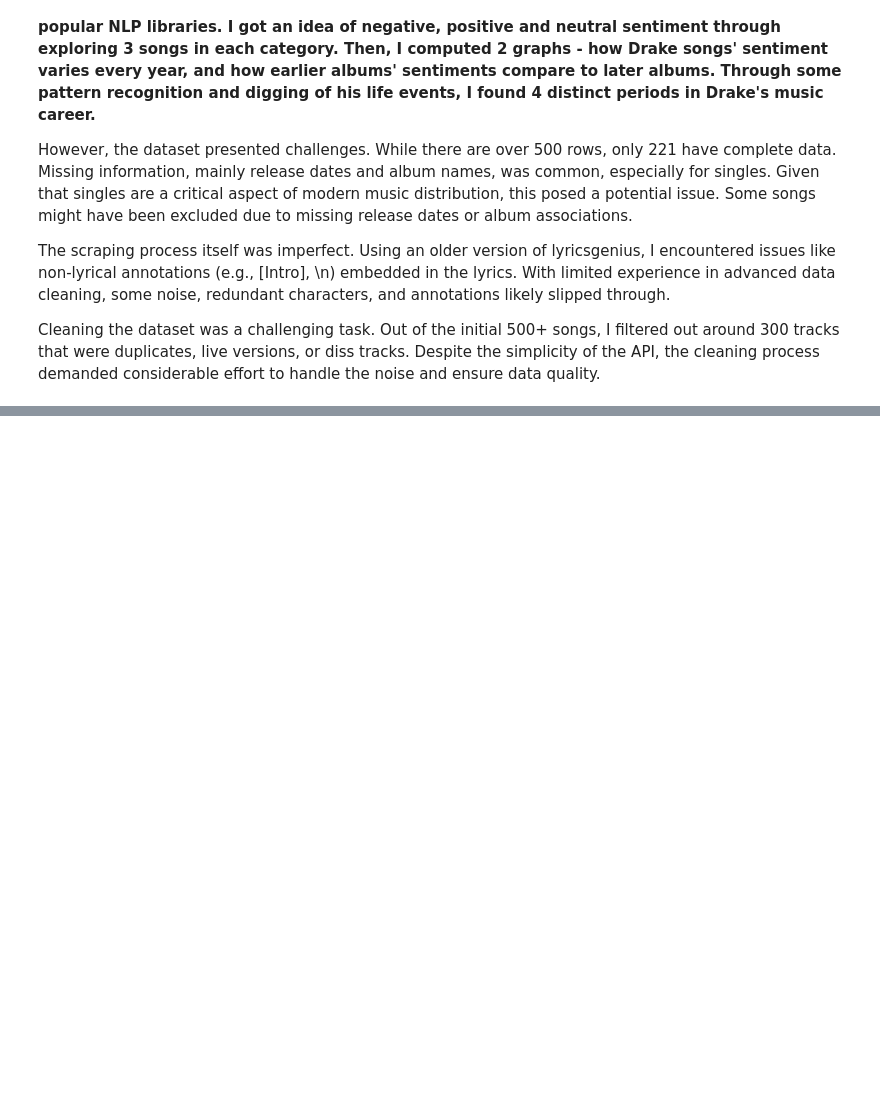
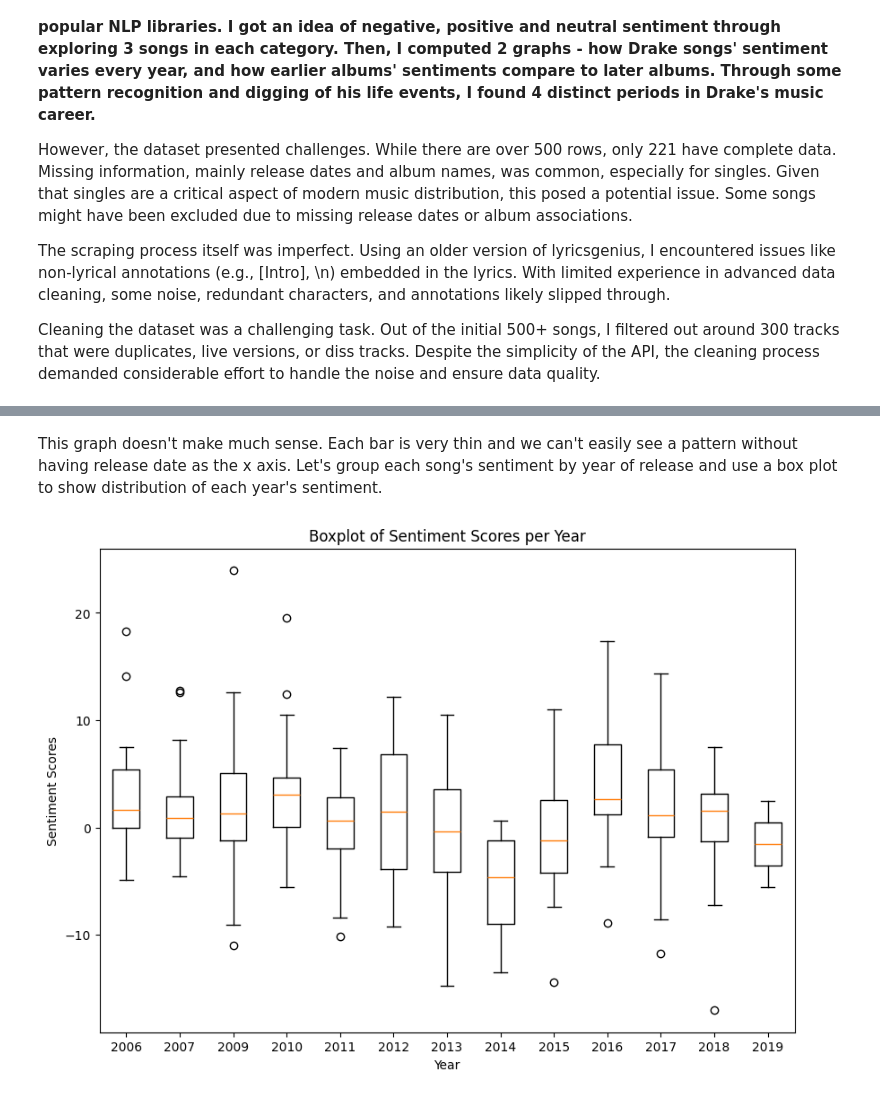
Before and after one commit to harveyzzhao/Drako-over-the-years, a Jupyter notebook: posts/blog.ipynb, the cells around one changed output, grey strips where cells are left out. Drawn from its saved outputs; the diff is of its cells as text; code cells hidden in the pictures; blank space fills up the shorter version.

```diff
--- a/posts/blog.ipynb
+++ b/posts/blog.ipynb
@@ -52,0 +292,16 @@ lyrics = artist.save_lyrics()
+# %% [markdown]
+This graph doesn't make much sense. Each bar is very thin and we can't easily see a pattern without having release date as the x axis. Let's group each song's sentiment by year of release and use a box plot to show distribution of each year's sentiment.
+# %%
+df["sentiment_scores_vader"] = sentiment_scores_vader
+
+df_boxplot = df.groupby("year")["sentiment_scores_vader"].apply(list).reset_index(name="scores")
+
+# Create a boxplot for each year's sentiment scores
+plt.figure(figsize=(10, 7))
+plt.boxplot(df_boxplot['scores'], labels=df_boxplot['year'])
+plt.xlabel('Year')
+plt.ylabel('Sentiment Scores')
+plt.title('Boxplot of Sentiment Scores per Year')
+plt.show()
+# %% [output]
+[figure, added]
```
Also changed, not shown: parts of 40 cells of this notebook, 3 other files.
